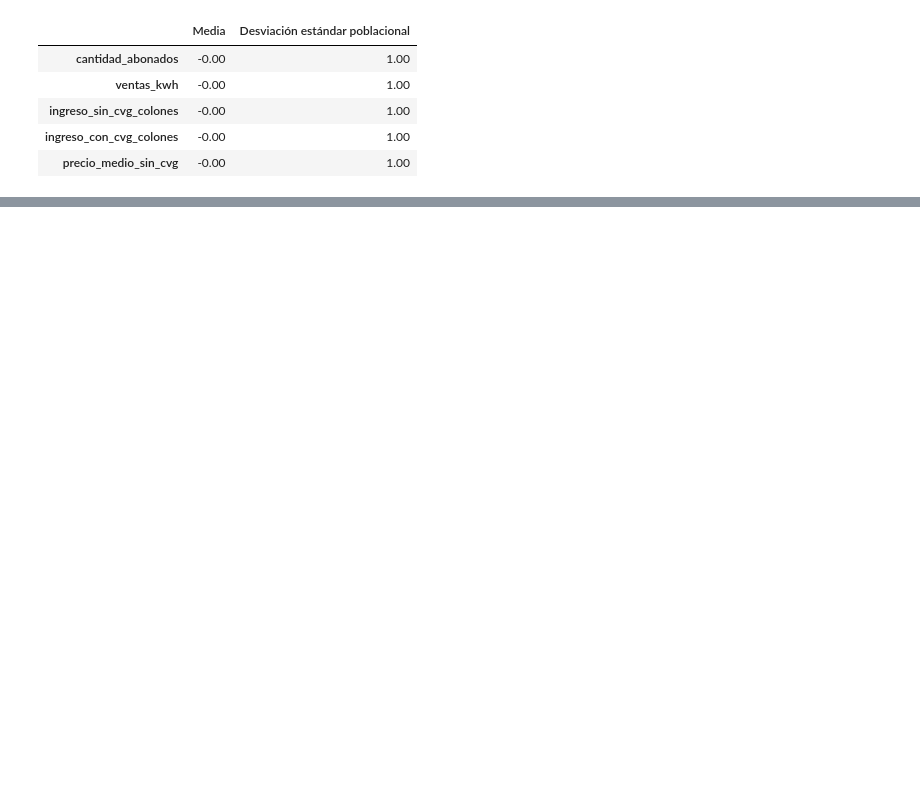
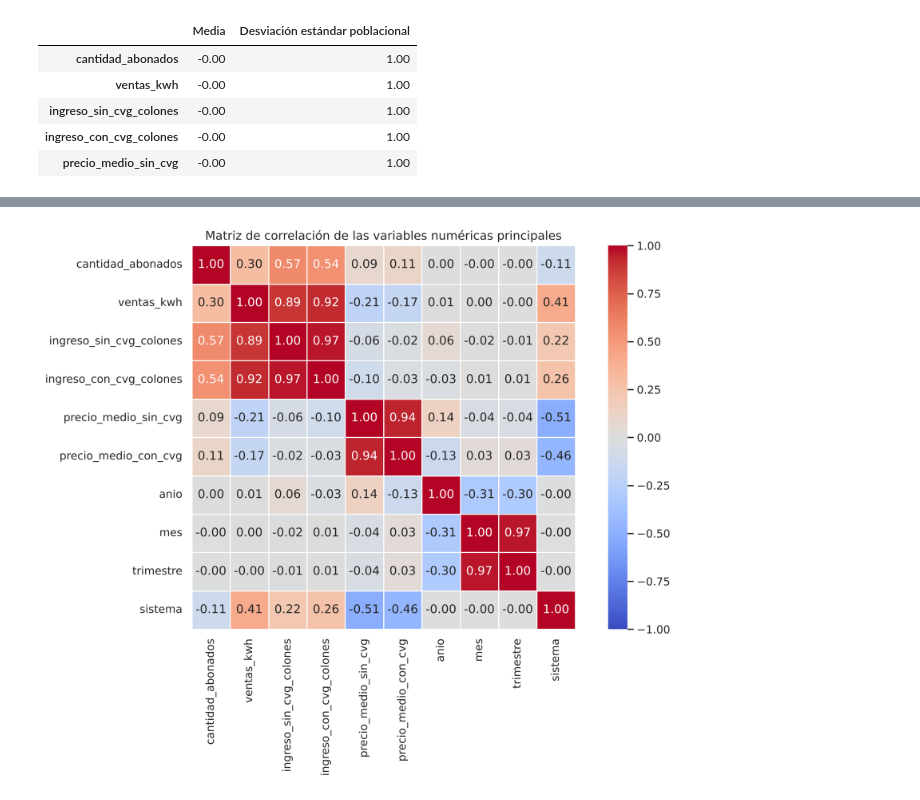
Before and after one commit to Sweetkriiz/Laboratorio4-main, a Jupyter notebook: lab4_IC2025.ipynb, the cells around one changed output, grey strips where cells are left out. Cells and saved outputs as stored; diff of their text form; code cells hidden in the pictures; blank space fills up the shorter version.

```diff
--- a/lab4_IC2025.ipynb
+++ b/lab4_IC2025.ipynb
@@ -745,0 +752,14 @@ display(pd.DataFrame({
+# %%
+columnas_principales = ["cantidad_abonados", "ventas_kwh", "ingreso_sin_cvg_colones", "ingreso_con_cvg_colones",
+                        "precio_medio_sin_cvg", "precio_medio_con_cvg", "anio", "mes", "trimestre", "sistema"]
+
+matriz_correlacion = df.corr(numeric_only=True)
+
+plt.figure(figsize=(11, 8))
+sns.heatmap(matriz_correlacion.loc[columnas_principales, columnas_principales],
+            annot=True, fmt=".2f", cmap="coolwarm", vmin=-1, vmax=1, square=True, linewidths=0.5)
+plt.title("Matriz de correlación de las variables numéricas principales")
+plt.tight_layout()
+plt.show()
+# %% [output]
+[figure, added]
```
Also changed, not shown: parts of 18 cells of this notebook, 1 other file.
